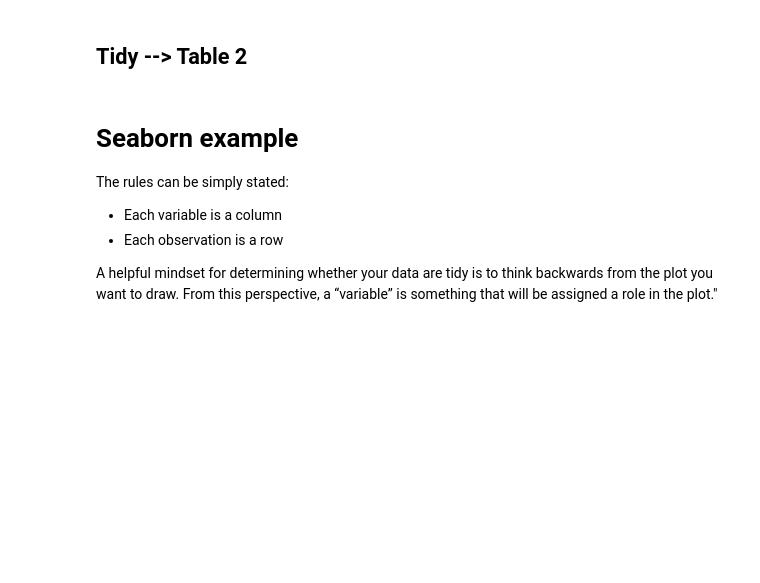
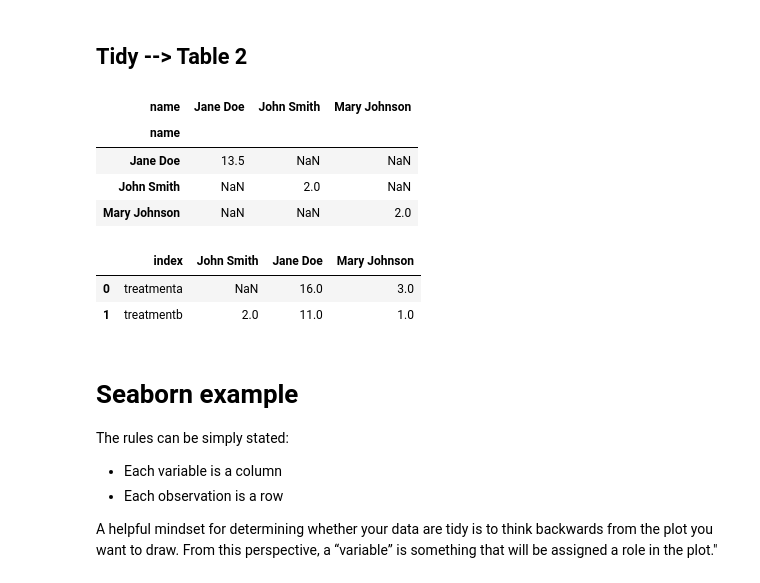
Before and after one commit to CVanchieri/DS-Unit1-Sprint2-DataWranglingandStorytelling, a Jupyter notebook: JoinandReshapeData_Lecture.ipynb, the cells around one changed output. Cells and saved outputs as stored; diff of their text form; code cells hidden in the pictures; blank space fills up the shorter version.

```diff
--- a/JoinandReshapeData_Lecture.ipynb
+++ b/JoinandReshapeData_Lecture.ipynb
@@ -598,3 +611,21 @@ wide
+# %%
+# label the data set and use.pivot_table().
+wide2 = tidy2.pivot_table(values='result', index='name', columns='name')
+
+# show the table2 data set.
+wide2
+# %% [output]
+| name | Jane Doe | John Smith | Mary Johnson |
+| name |  |  |  |
+| Jane Doe | 13.5 | NaN | NaN |
+| John Smith | NaN | 2.0 | NaN |
+| Mary Johnson | NaN | NaN | 2.0 |
+# %%
+table2
+# %% [output]
+|  | index | John Smith | Jane Doe | Mary Johnson |
+| 0 | treatmenta | NaN | 16.0 | 3.0 |
+| 1 | treatmentb | 2.0 | 11.0 | 1.0 |
 # %% [markdown]
 # Seaborn example
 
```
Also changed, not shown: parts of 12 cells of this notebook.
